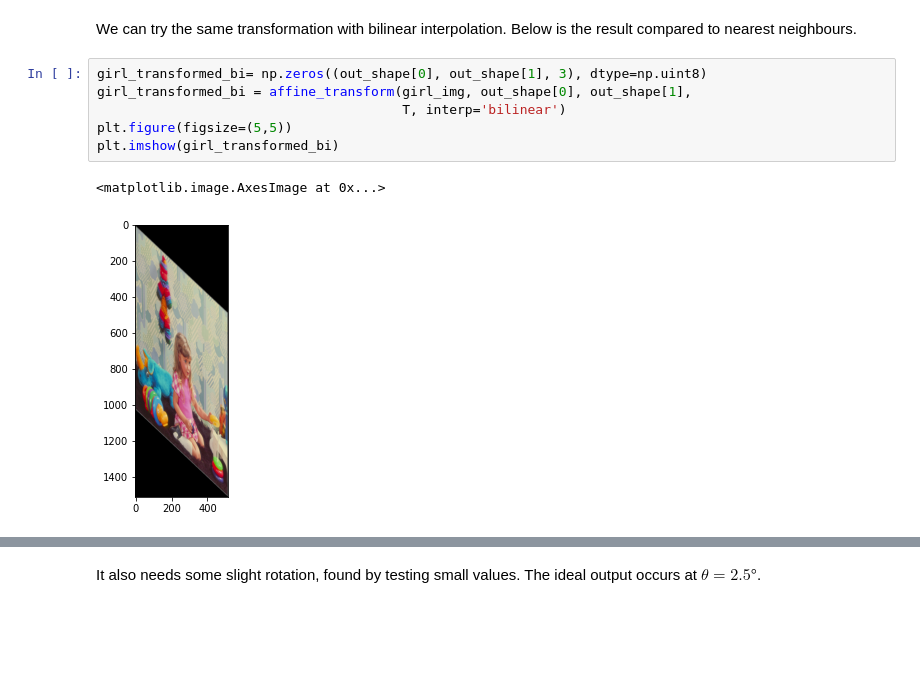
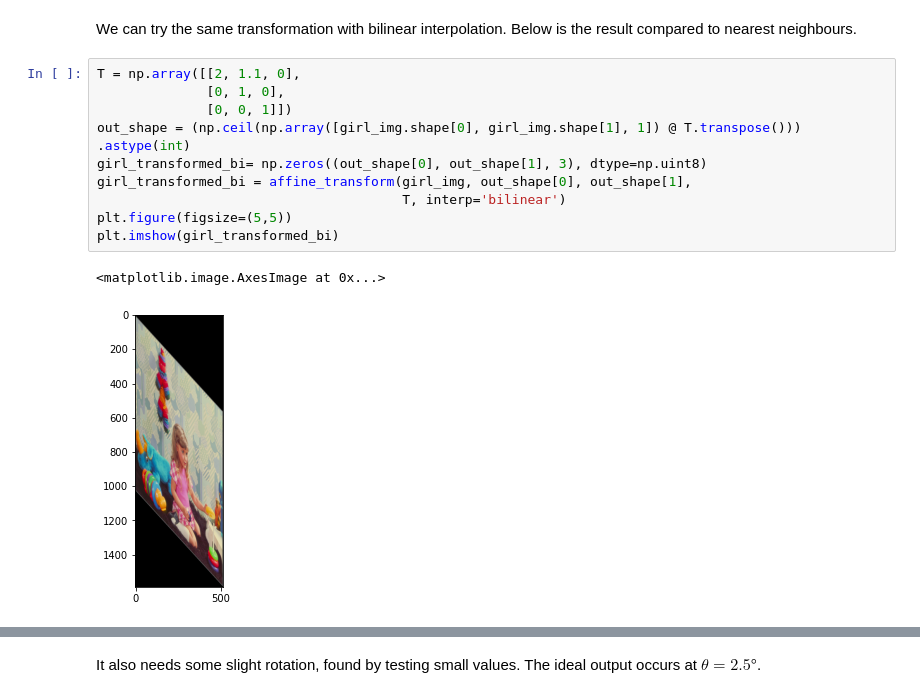
Before and after one commit to Af4rinz/CV-Codelets, a Jupyter notebook: Cube_Transform.ipynb, the cells around one changed output, grey strips where cells are left out. Saved outputs shown, nothing was run; the diff lists cells and outputs as text; blank space fills up the shorter version.

```diff
--- a/Cube_Transform.ipynb
+++ b/Cube_Transform.ipynb
@@ -164,14 +163,18 @@ plt.imshow(girl_transformed)
 # %% [markdown]
 We can try the same transformation with bilinear interpolation. Below is the result compared to nearest neighbours.
 # %%
+T = np.array([[2, 1.1, 0],
+              [0, 1, 0],
+              [0, 0, 1]])
+out_shape = (np.ceil(np.array([girl_img.shape[0], girl_img.shape[1], 1]) @ T.transpose())) .astype(int)
 girl_transformed_bi= np.zeros((out_shape[0], out_shape[1], 3), dtype=np.uint8)
 girl_transformed_bi = affine_transform(girl_img, out_shape[0], out_shape[1],
                                        T, interp='bilinear')
 plt.figure(figsize=(5,5))
 plt.imshow(girl_transformed_bi)
 # %% [output]
 <matplotlib.image.AxesImage at 0x...>
-[figure, old version]
+[figure, new version]
 # %%
 fig, axs = plt.subplots(1, 2, figsize=(8, 6))
 axs[0].imshow(girl_transformed_bi)
```
Also changed, not shown: parts of 31 cells of this notebook.
